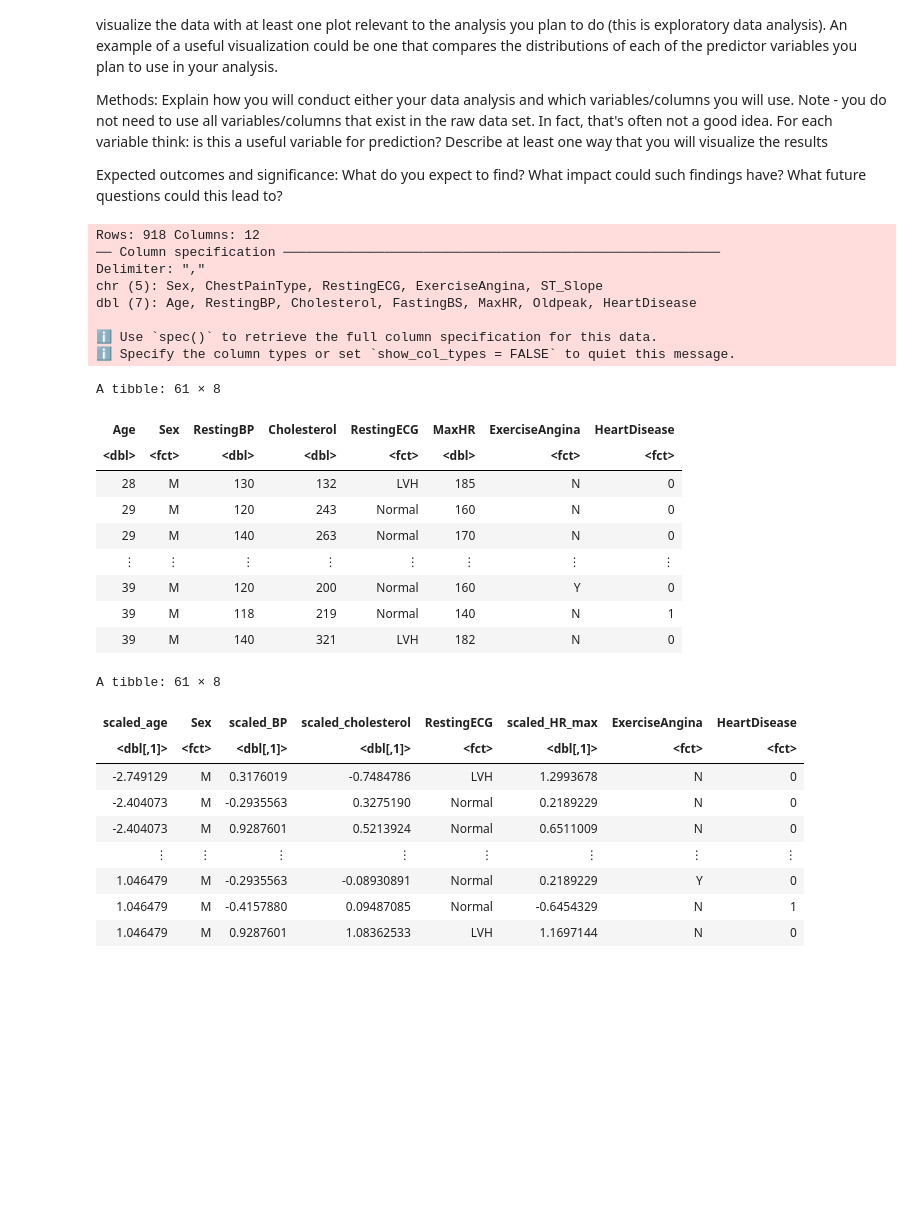
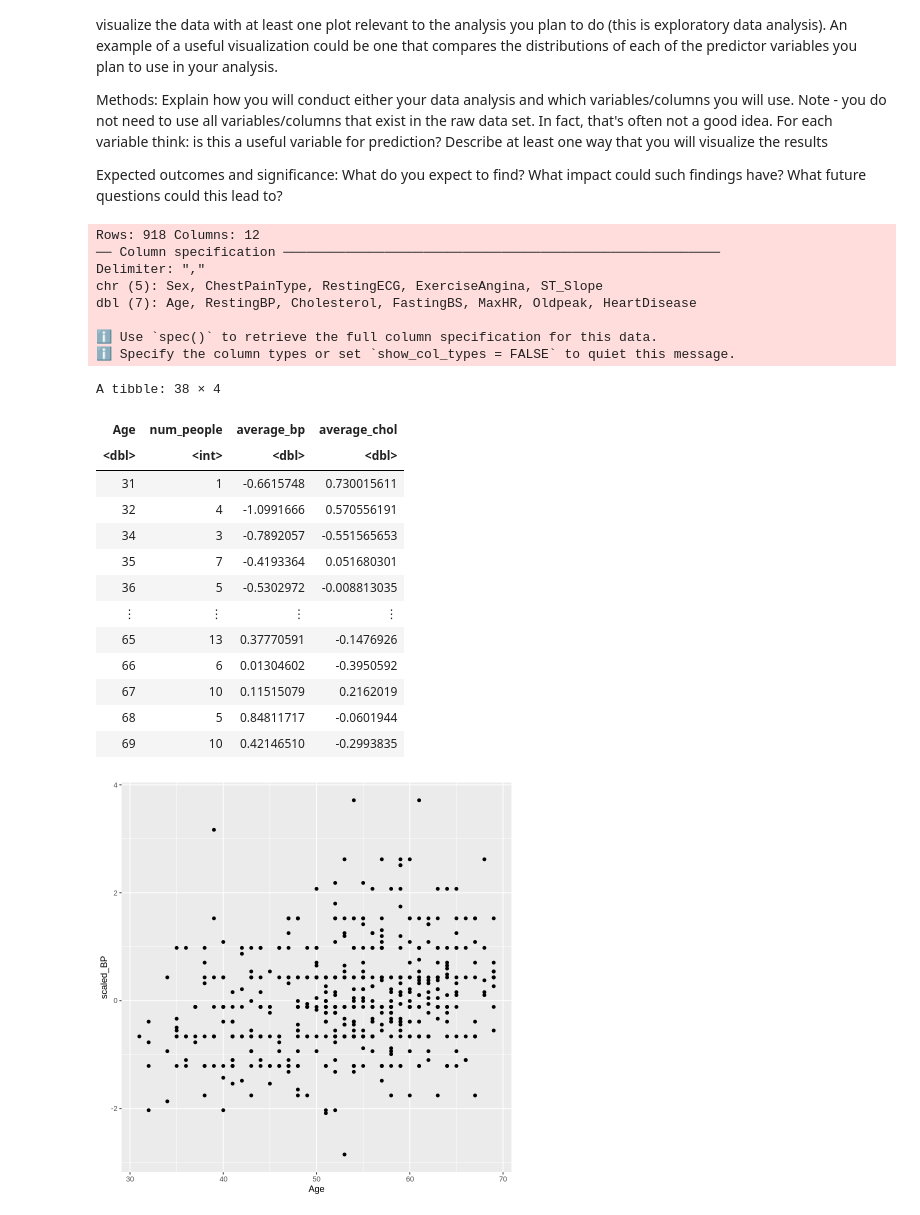
Before and after one commit to flrasu/DSCI-100-002-2, a Jupyter notebook: project_proposal.ipynb, the cells around one changed output. Drawn from its saved outputs; the diff is of its cells as text; code cells hidden in the pictures; blank space fills up the shorter version.

Commit message:
finished data

```diff
--- a/project_proposal.ipynb
+++ b/project_proposal.ipynb
@@ -30,55 +30,61 @@ options(repr.matrix.max.rows = 6)
 # %%
 ## Preliminary exploratory data analysis
 heart_data <- read_csv("heart.csv") |>
-    select(Age, Sex, RestingBP, Cholesterol, RestingECG, MaxHR, ExerciseAngina, HeartDisease) |>
-    filter(Sex == "M", Age > 24, Age < 40) |>
-    mutate(Sex = as.factor(Sex),
-           RestingECG = as.factor(RestingECG),
-           ExerciseAngina = as.factor(ExerciseAngina),
-           HeartDisease = as.factor(HeartDisease)) |>
+    select(Age, Sex, RestingBP, Cholesterol, HeartDisease) |>
+    filter(Sex == "M", Age > 30, Age < 70) |>
+    mutate(HeartDisease = as.factor(HeartDisease)) |>
     arrange(Age)
-heart_data
 
 
 scaled_heart_data <- heart_data |>
     mutate(scaled_age = scale(Age, center = TRUE),
            scaled_BP = scale(RestingBP, center = TRUE),
-           scaled_cholesterol = scale(Cholesterol, center = TRUE),
-           scaled_HR_max = scale(MaxHR, center = TRUE)) |>
-    select(scaled_age, Sex, scaled_BP, scaled_cholesterol, RestingECG, scaled_HR_max, ExerciseAngina, HeartDisease)
-scaled_heart_data
+           scaled_cholesterol = scale(Cholesterol, center = TRUE)) |>
+    select(Age, scaled_age, scaled_BP, scaled_cholesterol, HeartDisease)
 
 
 set.seed(0)
 heart_split <- initial_split(scaled_heart_data, prop = 0.75, strata = HeartDisease)
-heart_train <-
-heart_
+heart_train <- training(heart_split)
+heart_test <- testing(heart_split)
+
+train_table <- heart_train |>
+    group_by(Age) |>
+    summarize(num_people = n(),
+              average_bp = mean(scaled_BP),
+              average_chol = mean(scaled_cholesterol))
+train_table
+
+viz_bp <- heart_train |>
+    ggplot(aes(x = Age, y = scaled_BP)) +
+        geom_point()
+viz_bp
+
+viz_chol <- heart_train |>
+    ggplot(aes(x = Age, y = scaled_cholesterol)) +
+        geom_point()
+viz_chol
 # %% [output]
 Rows: 918 Columns: 12
 ── Column specification ────────────────────────────────────────────────────────
 Delimiter: ","
 chr (5): Sex, ChestPainType, RestingECG, ExerciseAngina, ST_Slope
 dbl (7): Age, RestingBP, Cholesterol, FastingBS, MaxHR, Oldpeak, HeartDisease
 
 ℹ Use `spec()` to retrieve the full column specification for this data.
 ℹ Specify the column types or set `show_col_types = FALSE` to quiet this message.
-A tibble: 61 × 8
+A tibble: 38 × 4
-| Age | Sex | RestingBP | Cholesterol | RestingECG | MaxHR | ExerciseAngina | HeartDisease |
-| <dbl> | <fct> | <dbl> | <dbl> | <fct> | <dbl> | <fct> | <fct> |
-| 28 | M | 130 | 132 | LVH | 185 | N | 0 |
-| 29 | M | 120 | 243 | Normal | 160 | N | 0 |
-| 29 | M | 140 | 263 | Normal | 170 | N | 0 |
-| ⋮ | ⋮ | ⋮ | ⋮ | ⋮ | ⋮ | ⋮ | ⋮ |
-| 39 | M | 120 | 200 | Normal | 160 | Y | 0 |
-| 39 | M | 118 | 219 | Normal | 140 | N | 1 |
-| 39 | M | 140 | 321 | LVH | 182 | N | 0 |
+| Age | num_people | average_bp | average_chol |
+| <dbl> | <int> | <dbl> | <dbl> |
+| 31 | 1 | -0.6615748 | 0.730015611 |
+| 32 | 4 | -1.0991666 | 0.570556191 |
+| 34 | 3 | -0.7892057 | -0.551565653 |
+| 35 | 7 | -0.4193364 | 0.051680301 |
+| 36 | 5 | -0.5302972 | -0.008813035 |
+| ⋮ | ⋮ | ⋮ | ⋮ |
+| 65 | 13 | 0.37770591 | -0.1476926 |
+| 66 | 6 | 0.01304602 | -0.3950592 |
+| 67 | 10 | 0.11515079 | 0.2162019 |
+| 68 | 5 | 0.84811717 | -0.0601944 |
+| 69 | 10 | 0.42146510 | -0.2993835 |
-A tibble: 61 × 8
-| scaled_age | Sex | scaled_BP | scaled_cholesterol | RestingECG | scaled_HR_max | ExerciseAngina | HeartDisease |
-| <dbl[,1]> | <fct> | <dbl[,1]> | <dbl[,1]> | <fct> | <dbl[,1]> | <fct> | <fct> |
-| -2.749129 | M | 0.3176019 | -0.7484786 | LVH | 1.2993678 | N | 0 |
-| -2.404073 | M | -0.2935563 | 0.3275190 | Normal | 0.2189229 | N | 0 |
-| -2.404073 | M | 0.9287601 | 0.5213924 | Normal | 0.6511009 | N | 0 |
-| ⋮ | ⋮ | ⋮ | ⋮ | ⋮ | ⋮ | ⋮ | ⋮ |
-| 1.046479 | M | -0.2935563 | -0.08930891 | Normal | 0.2189229 | Y | 0 |
-| 1.046479 | M | -0.4157880 | 0.09487085 | Normal | -0.6454329 | N | 1 |
-| 1.046479 | M | 0.9287601 | 1.08362533 | LVH | 1.1697144 | N | 0 |
+[figure, added]
```
Also changed, not shown: parts of 3 cells of this notebook.
